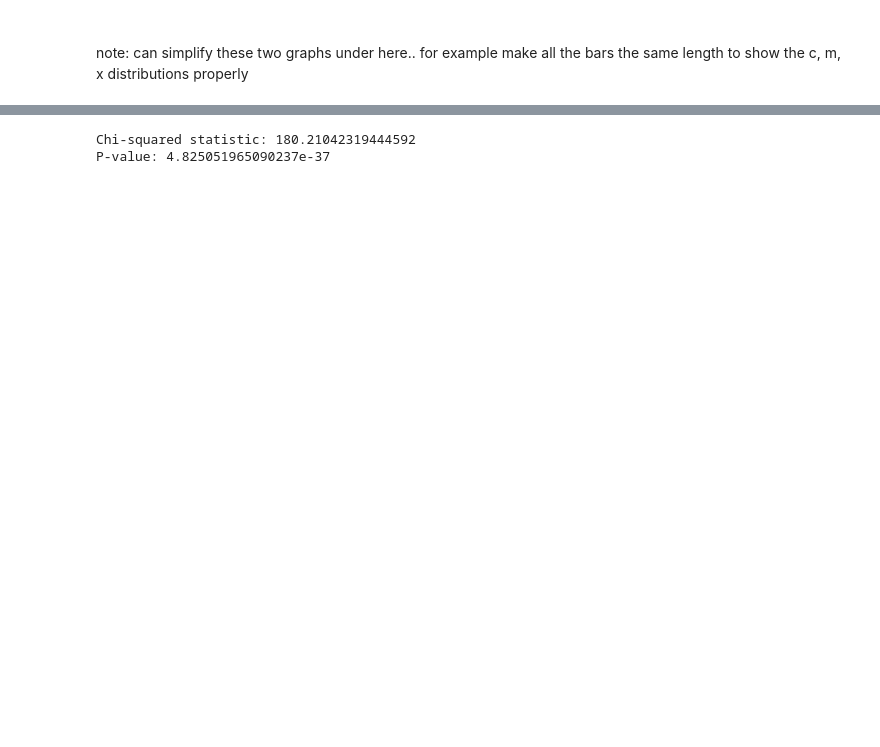
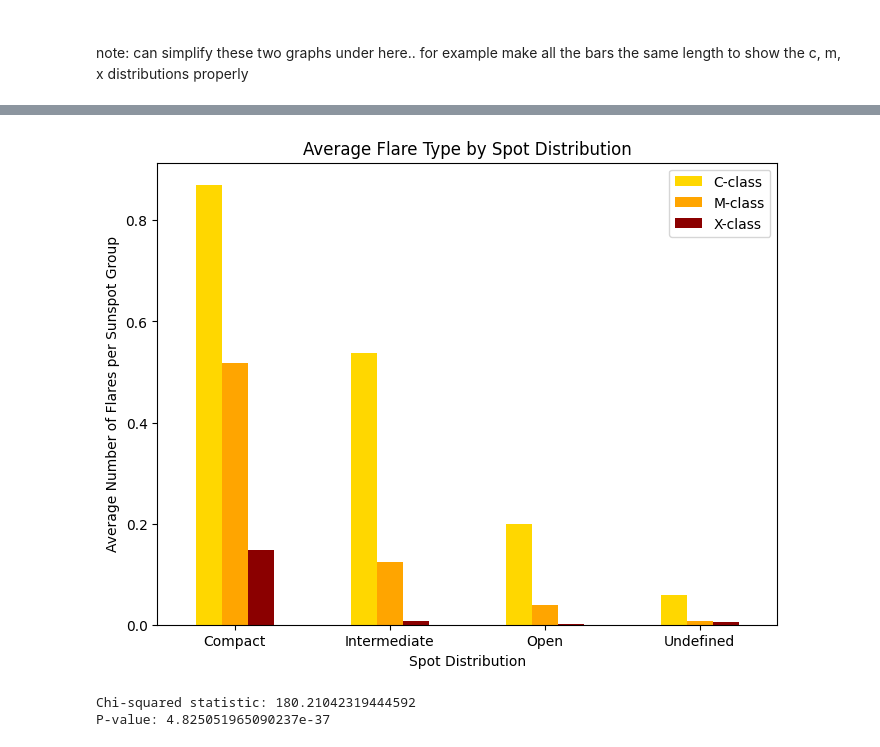
Before and after one commit to jayden-p-wu/dsrp, a Jupyter notebook: main.ipynb, the cells around one changed output, grey strips where cells are left out. Drawn from its saved outputs; the diff is of its cells as text; code cells hidden in the pictures; blank space fills up the shorter version.

```diff
--- a/main.ipynb
+++ b/main.ipynb
@@ -134,3 +134,20 @@ plt.show()
+# %%
+# lightning talk visualizations
+flare_composition = df.groupby("spot_distribution")[["c_class_flares", "m_class_flares", "x_class_flares"]].mean()
+flare_composition = flare_composition.loc[flare_composition.sum(axis=1).sort_values(ascending=False).index]
+
+label_map = {"X": "Undefined", "O": "Open", "I": "Intermediate", "C": "Compact"}
+flare_composition_renamed = flare_composition.rename(index=label_map)
+
+flare_composition_renamed.plot(kind="bar", stacked=False, color=["gold", "orange", "darkred"], figsize=(8, 6))
+plt.ylabel("Average Number of Flares per Sunspot Group")
+plt.xlabel("Spot Distribution")
+plt.title("Average Flare Type by Spot Distribution")
+plt.legend(["C-class", "M-class", "X-class"])
+plt.xticks(rotation=0)
+plt.show()
+# %% [output]
+[figure, added]
 # %%
 # chi squared test: Is there a relationship between zurich class and flares?
 contingency_table = pd.crosstab(df["zurich_class"], df["any_flare"])
```
Also changed, not shown: parts of 5 cells of this notebook.
